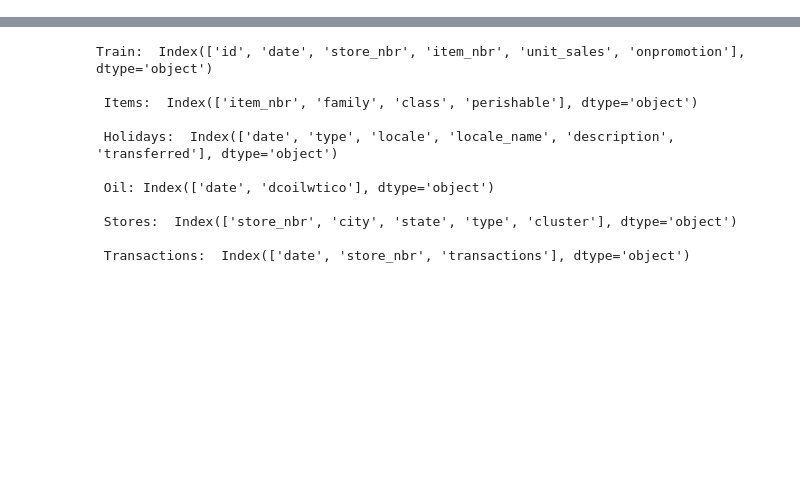
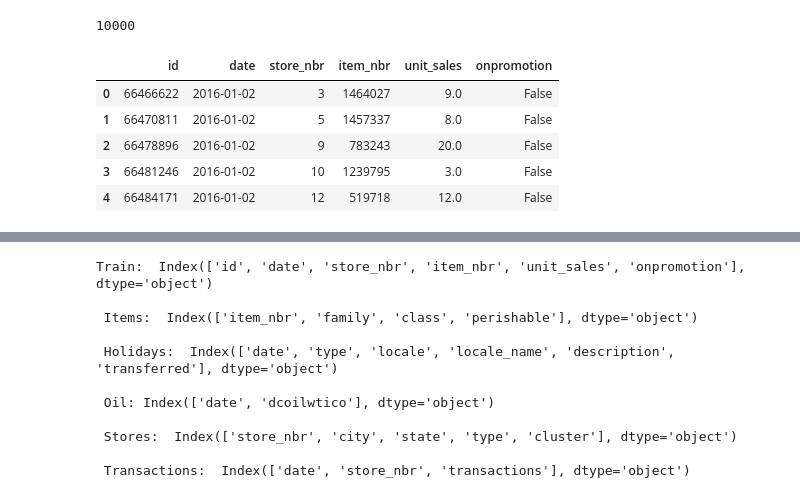
Before and after one commit to abbiepopa/kaggle_grocery, a Jupyter notebook: scripts/2.0_processing_for_analysis.ipynb, the cells around one changed output, grey strips where cells are left out. Cells and saved outputs as stored; diff of their text form; code cells hidden in the pictures; blank space fills up the shorter version.

```diff
--- a/scripts/2.0_processing_for_analysis.ipynb
+++ b/scripts/2.0_processing_for_analysis.ipynb
@@ -24,3 +25,16 @@ transactions = pd.read_csv(raw + 'transactions.csv')
 #train, items, stores, transactions, and oil can be merged straightforwardly, for holidays we need to worry about
 # %%
 #train.to_csv(raw + 'train_last_10k.csv', index = False)
+# %%
+len(train)
+# %% [output]
+10000
+# %%
+train.head()
+# %% [output]
+|  | id | date | store_nbr | item_nbr | unit_sales | onpromotion |
+| 0 | 66466622 | 2016-01-02 | 3 | 1464027 | 9.0 | False |
+| 1 | 66470811 | 2016-01-02 | 5 | 1457337 | 8.0 | False |
+| 2 | 66478896 | 2016-01-02 | 9 | 783243 | 20.0 | False |
+| 3 | 66481246 | 2016-01-02 | 10 | 1239795 | 3.0 | False |
+| 4 | 66484171 | 2016-01-02 | 12 | 519718 | 12.0 | False |
```
Also changed, not shown: parts of 12 cells of this notebook, 1 other file.
